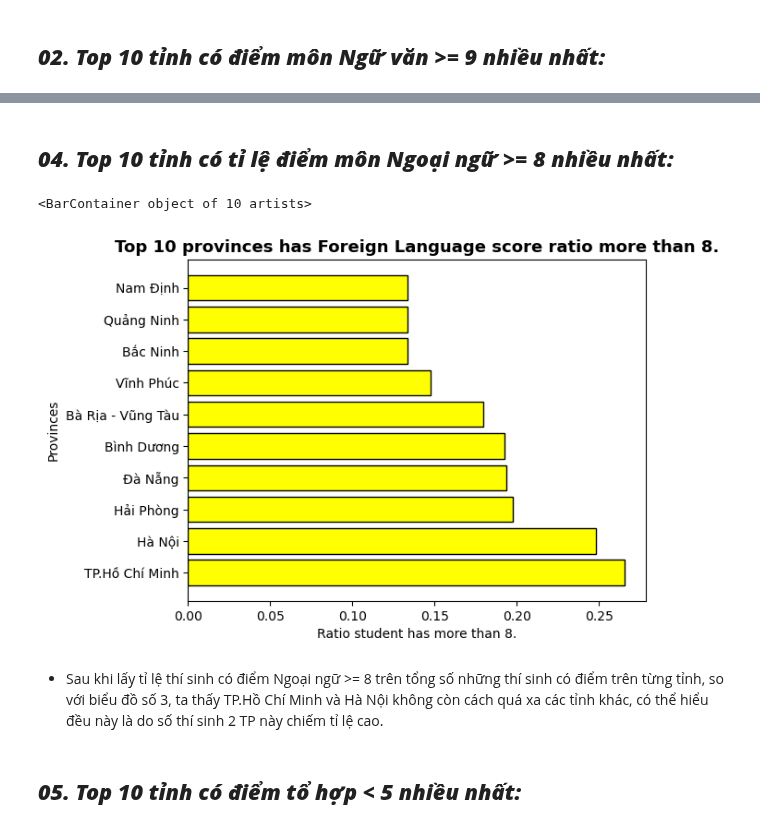
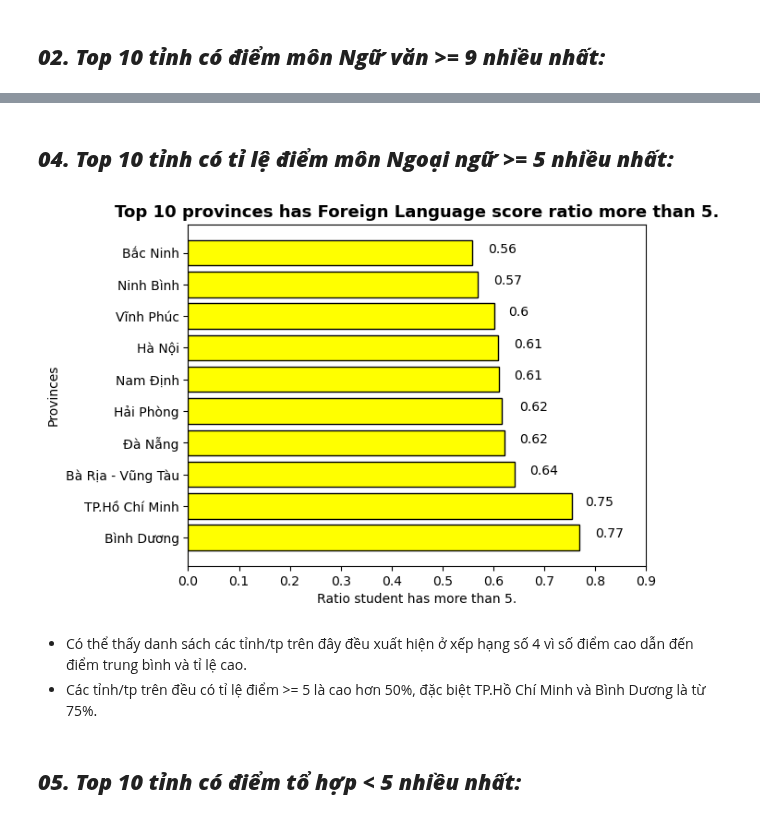
Before and after one commit to ntp-shin/Introduction_to_Data_Science, a Jupyter notebook: 3_Top10-Statistics.ipynb, the cells around one changed output, grey strips where cells are left out. Drawn from its saved outputs; the diff is of its cells as text; code cells hidden in the pictures.

```diff
--- a/3_Top10-Statistics.ipynb
+++ b/3_Top10-Statistics.ipynb
@@ -164,22 +171,25 @@ plt.barh(count_fore.iloc[:10].index, count_fore.iloc[:10].values, color='orange'
 # %% [markdown]
-## **_04. Top 10 tỉnh có tỉ lệ điểm môn Ngoại ngữ >= 8 nhiều nhất:_**
+## **_04. Top 10 tỉnh có tỉ lệ điểm môn Ngoại ngữ >= 5 nhiều nhất:_**
 # %%
 # Gop nhom theo tinh/tp, dem tren tung nhom va sau do tinh ti le tren tong so thi sinh
 count_sum = score_df[~np.isnan(score_df['ngoai_ngu'])].groupby(['tinh/tp'])['tinh/tp'].count()
-count_cond = score_df[score_df['ngoai_ngu'] >= 8].groupby(['tinh/tp'])['tinh/tp'].count()
+count_cond = score_df[score_df['ngoai_ngu'] >= 5].groupby(['tinh/tp'])['tinh/tp'].count()
 ratio_fore = count_cond / count_sum
 ratio_fore.sort_values(ascending=False, inplace=True)
 
 # Visualize
-plt.title('Top 10 provinces has Foreign Language score ratio more than 8.', fontsize=13, fontweight='bold')
-plt.xlabel('Ratio student has more than 8.', fontsize=10)
+plt.title('Top 10 provinces has Foreign Language score ratio more than 5.', fontsize=13, fontweight='bold')
+plt.xlabel('Ratio student has more than 5.', fontsize=10)
 plt.ylabel('Provinces', fontsize=10)
+plt.xlim(0, .9)
+
 plt.barh(ratio_fore.iloc[:10].index, ratio_fore.iloc[:10].values, color='yellow', edgecolor='black')
+[plt.text(val + .03, i, str(val)) for i, val in enumerate(np.round_(ratio_fore.iloc[:10].values, 2))];
 # %% [output]
-<BarContainer object of 10 artists>
-[figure, old version]
+[figure, new version]
 # %% [markdown]
-- Sau khi lấy tỉ lệ thí sinh có điểm Ngoại ngữ >= 8 trên tổng số những thí sinh có điểm trên từng tỉnh, so với biểu đồ số 3, ta thấy TP.Hồ Chí Minh và Hà Nội không còn cách quá xa các tỉnh khác, có thể hiểu đều này là do số thí sinh 2 TP này chiếm tỉ lệ cao.
+- Có thể thấy danh sách các tỉnh/tp trên đây đều xuất hiện ở xếp hạng số 4 vì số điểm cao dẫn đến điểm trung bình và tỉ lệ cao.
+- Các tỉnh/tp trên đều có tỉ lệ điểm >= 5 là cao hơn 50%, đặc biệt TP.Hồ Chí Minh và Bình Dương là từ 75%.
 # %% [markdown]
 ## **_05. Top 10 tỉnh có điểm tổ hợp < 5 nhiều nhất:_**
 # %%
```
Also changed, not shown: parts of 8 cells of this notebook.
